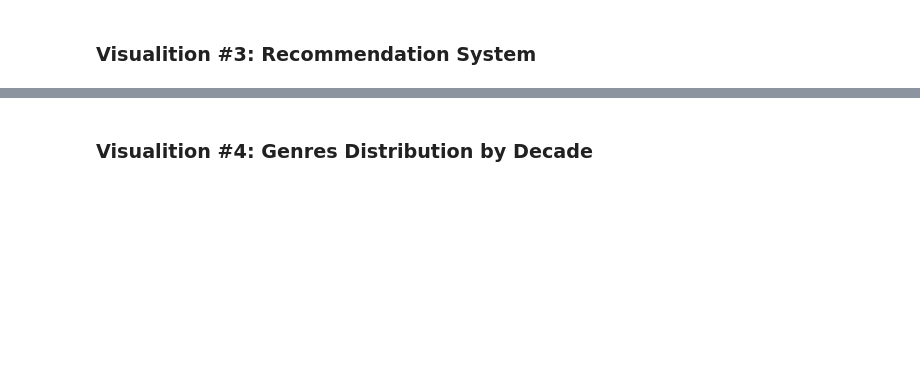
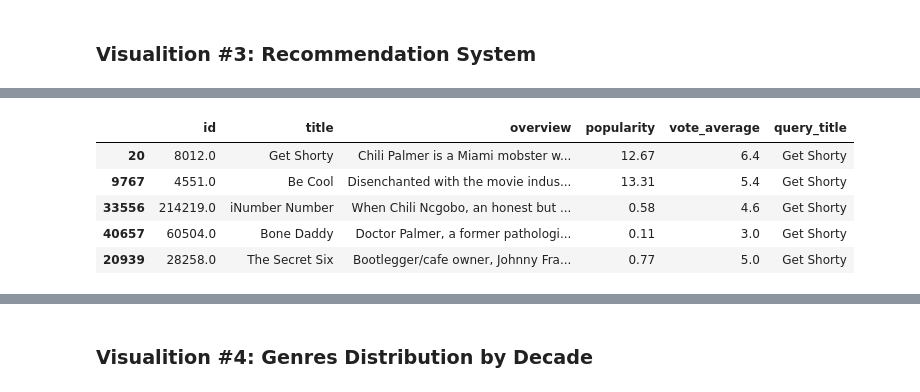
Before and after one commit to balajigandhi/msds_dtsa5304, a Jupyter notebook: The_Movies_Dataset.ipynb, the cells around one changed output, grey strips where cells are left out. Drawn from its saved outputs; the diff is of its cells as text; code cells hidden in the pictures; blank space fills up the shorter version.

```diff
--- a/The_Movies_Dataset.ipynb
+++ b/The_Movies_Dataset.ipynb
@@ -301,6 +301,7 @@ def find_similar_movies(movie_title, top_n=10):
 
     # Get the top N similar movies
     similar_indices = similarities.argsort()[::-1][1:top_n+1]
+    similar_indices = np.append(idx, similar_indices)
     similar_movies = movies_metadata_overview.iloc[similar_indices]
 
     return similar_movies
@@ -310,23 +311,5 @@ filtered_movies = movies_metadata_credits.head(100).sample(5)
 similar_movies = pd.concat([find_similar_movies(movie_title).assign(query_title=movie_title) for movie_title in filtered_movies['title']])
 similar_movies = similar_movies.copy()
 similar_movies['popularity'] = similar_movies['popularity'].astype(float).round(2)
-
-dropdown_symbol = alt.binding_select(options=list(similar_movies["query_title"].unique()), name=" ")
-selection_symbol = alt.selection_point(fields=["query_title"], bind=dropdown_symbol, value=filtered_movies['title'].values[0])
-
-# display the similar movies on a chart
-alt.Chart(similar_movies).mark_point().encode(
-    alt.X('popularity', title='Popularity'),
-    alt.Y('vote_average', title='Vote Average'),
-    alt.Color('title', title='Title'),
-    tooltip=['title', 'overview']
-).add_params(
-    selection_symbol
-).transform_filter(
-    selection_symbol
-).properties(
-    title='Similar Movies to Selected Movie',
-    width=600,
-    height=400,
-).interactive()
+similar_movies.head()
 # %% [output]
@@ -333,0 +316,6 @@ alt.Chart(similar_movies).mark_point().encode(
+|  | id | title | overview | popularity | vote_average | query_title |
+| 20 | 8012.0 | Get Shorty | Chili Palmer is a Miami mobster w... | 12.67 | 6.4 | Get Shorty |
+| 9767 | 4551.0 | Be Cool | Disenchanted with the movie indus... | 13.31 | 5.4 | Get Shorty |
+| 33556 | 214219.0 | iNumber Number | When Chili Ncgobo, an honest but ... | 0.58 | 4.6 | Get Shorty |
+| 40657 | 60504.0 | Bone Daddy | Doctor Palmer, a former pathologi... | 0.11 | 3.0 | Get Shorty |
+| 20939 | 28258.0 | The Secret Six | Bootlegger/cafe owner, Johnny Fra... | 0.77 | 5.0 | Get Shorty |
```
Also changed, not shown: parts of 4 cells of this notebook.
